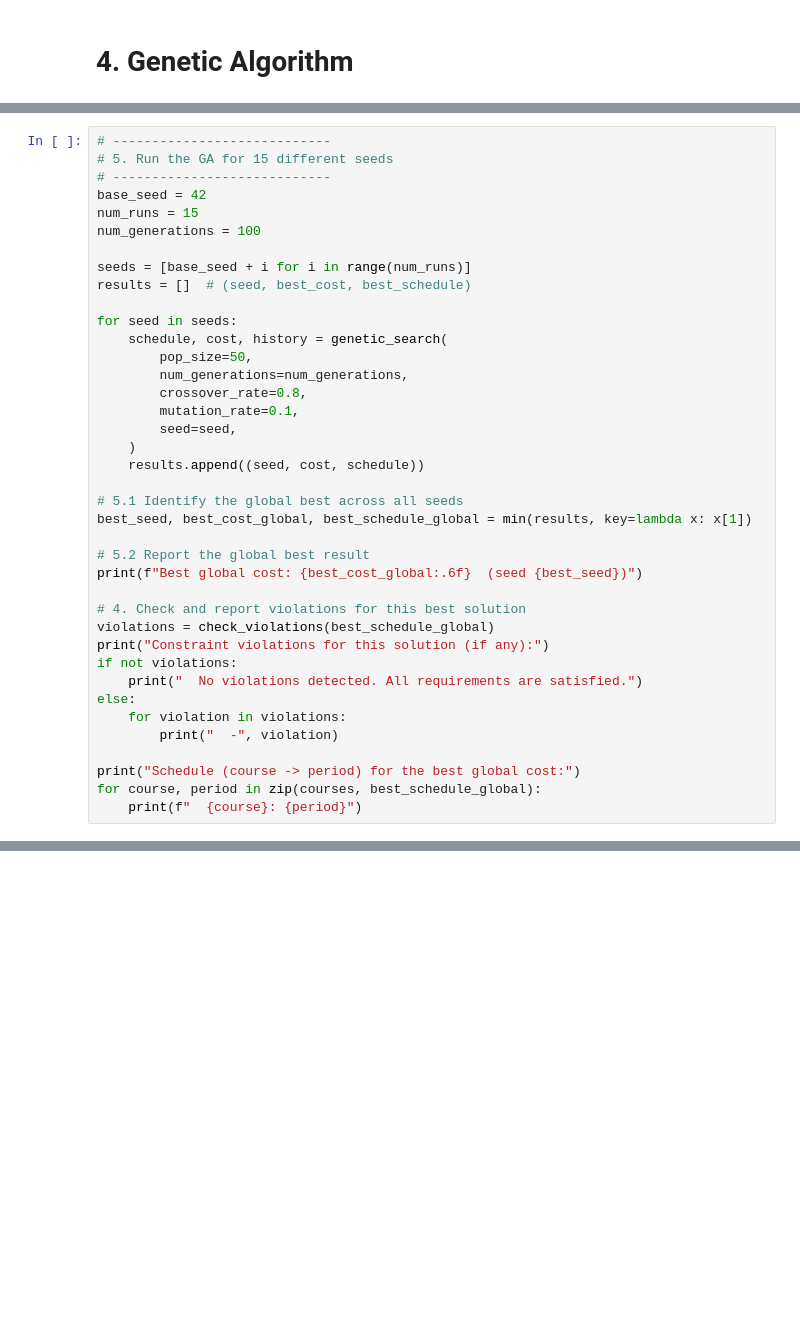
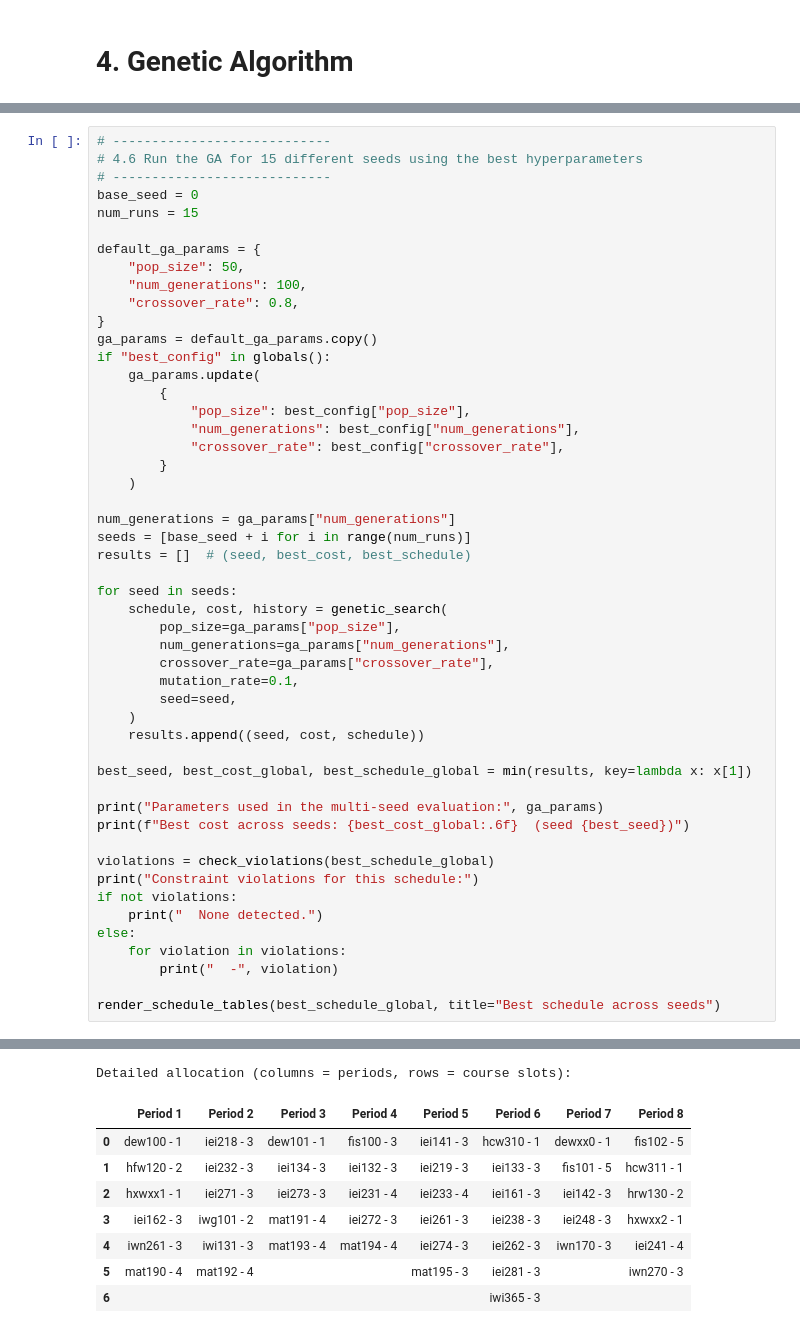
Before and after one commit to DiogoNogueiraLima/professor-allocation-optimizer, a Jupyter notebook: notebook.ipynb, the cells around one changed output, grey strips where cells are left out. Drawn from its saved outputs; the diff is of its cells as text; blank space fills up the shorter version.

```diff
--- a/notebook.ipynb
+++ b/notebook.ipynb
@@ -380,39 +582,51 @@ Evaluating multiple seeds highlights the robustness of the genetic algorithm and
 # %%
 # ----------------------------
-# 5. Run the GA for 15 different seeds
+# 4.6 Run the GA for 15 different seeds using the best hyperparameters
 # ----------------------------
-base_seed = 42
+base_seed = 0
 num_runs = 15
-num_generations = 100
 
+default_ga_params = {
+    "pop_size": 50,
+    "num_generations": 100,
+    "crossover_rate": 0.8,
+}
+ga_params = default_ga_params.copy()
+if "best_config" in globals():
+    ga_params.update(
+        {
+            "pop_size": best_config["pop_size"],
+            "num_generations": best_config["num_generations"],
+            "crossover_rate": best_config["crossover_rate"],
+        }
+    )
+
+num_generations = ga_params["num_generations"]
 seeds = [base_seed + i for i in range(num_runs)]
 results = []  # (seed, best_cost, best_schedule)
 
 for seed in seeds:
     schedule, cost, history = genetic_search(
-        pop_size=50,
-        num_generations=num_generations,
-        crossover_rate=0.8,
+        pop_size=ga_params["pop_size"],
+        num_generations=ga_params["num_generations"],
+        crossover_rate=ga_params["crossover_rate"],
         mutation_rate=0.1,
         seed=seed,
     )
     results.append((seed, cost, schedule))
 
-# 5.1 Identify the global best across all seeds
 best_seed, best_cost_global, best_schedule_global = min(results, key=lambda x: x[1])
 
-# 5.2 Report the global best result
-print(f"Best global cost: {best_cost_global:.6f}  (seed {best_seed})")
+print("Parameters used in the multi-seed evaluation:", ga_params)
+print(f"Best cost across seeds: {best_cost_global:.6f}  (seed {best_seed})")
 
-# 4. Check and report violations for this best solution
 violations = check_violations(best_schedule_global)
-print("Constraint violations for this solution (if any):")
+print("Constraint violations for this schedule:")
 if not violations:
-    print("  No violations detected. All requirements are satisfied.")
+    print("  None detected.")
 else:
     for violation in violations:
         print("  -", violation)
 
-print("Schedule (course -> period) for the best global cost:")
-for course, period in zip(courses, best_schedule_global):
-    print(f"  {course}: {period}")
+render_schedule_tables(best_schedule_global, title="Best schedule across seeds")
+# %% [output]
@@ -418,0 +642,9 @@ for course, period in zip(courses, best_schedule_global):
+Detailed allocation (columns = periods, rows = course slots):
+|  | Period 1 | Period 2 | Period 3 | Period 4 | Period 5 | Period 6 | Period 7 | Period 8 |
+| 0 | dew100 - 1 | iei218 - 3 | dew101 - 1 | fis100 - 3 | iei141 - 3 | hcw310 - 1 | dewxx0 - 1 | fis102 - 5 |
+| 1 | hfw120 - 2 | iei232 - 3 | iei134 - 3 | iei132 - 3 | iei219 - 3 | iei133 - 3 | fis101 - 5 | hcw311 - 1 |
+| 2 | hxwxx1 - 1 | iei271 - 3 | iei273 - 3 | iei231 - 4 | iei233 - 4 | iei161 - 3 | iei142 - 3 | hrw130 - 2 |
+| 3 | iei162 - 3 | iwg101 - 2 | mat191 - 4 | iei272 - 3 | iei261 - 3 | iei238 - 3 | iei248 - 3 | hxwxx2 - 1 |
+| 4 | iwn261 - 3 | iwi131 - 3 | mat193 - 4 | mat194 - 4 | iei274 - 3 | iei262 - 3 | iwn170 - 3 | iei241 - 4 |
+| 5 | mat190 - 4 | mat192 - 4 |  |  | mat195 - 3 | iei281 - 3 |  | iwn270 - 3 |
+| 6 |  |  |  |  |  | iwi365 - 3 |  |  |
```
Also changed, not shown: parts of 37 cells of this notebook, 2 other files.
